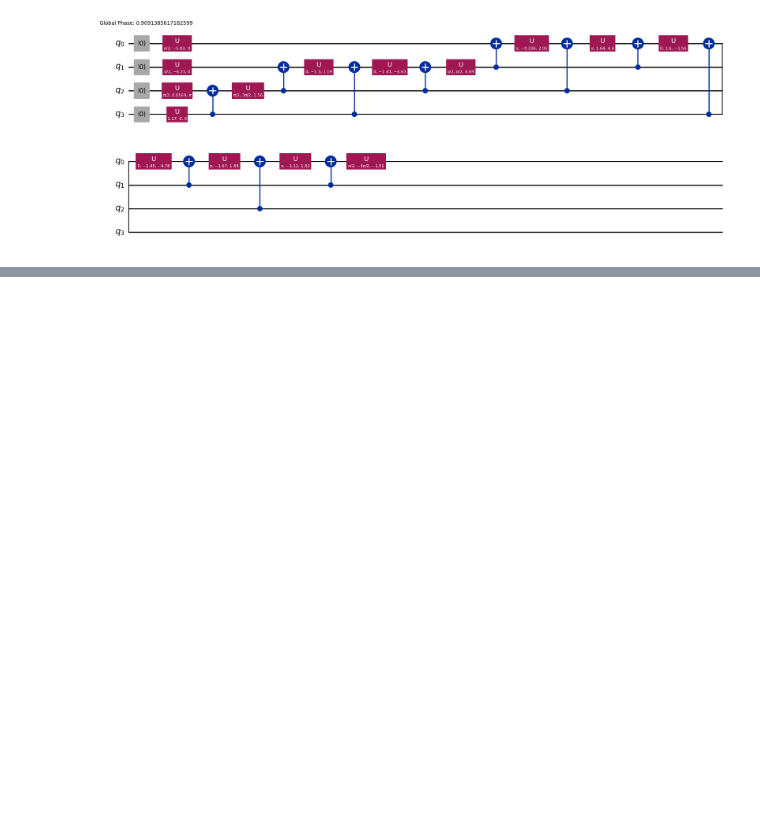
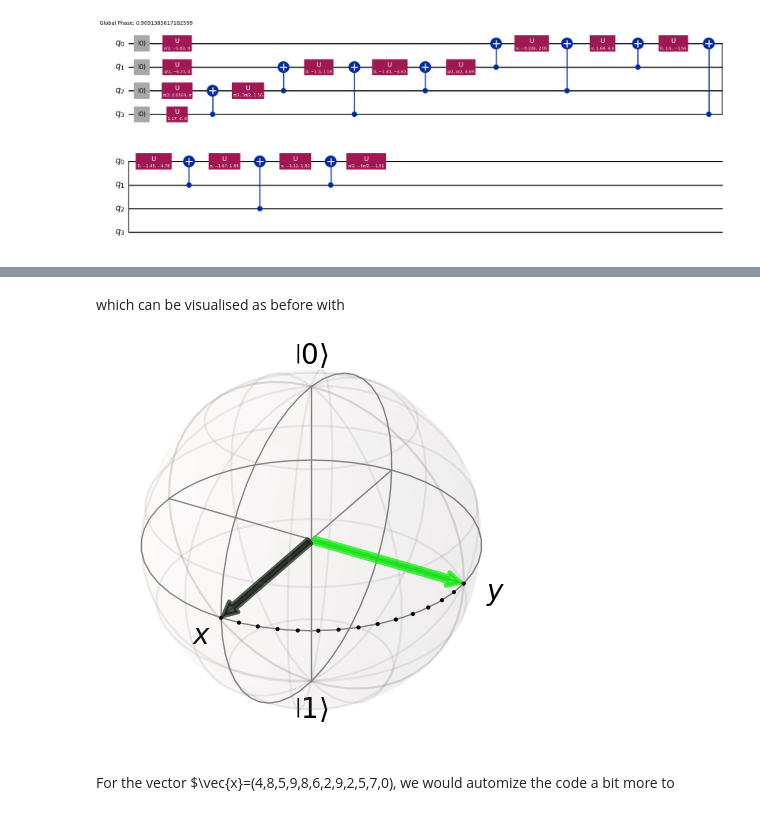
Before and after one commit to preimitz/QuantumComp-QuantumInfo, a Jupyter notebook: quantum-computing-tools/Qiskit/999-1-Data-Encoding.ipynb, the cells around one changed output, grey strips where cells are left out. Drawn from its saved outputs; the diff is of its cells as text; code cells hidden in the pictures; blank space fills up the shorter version.

```diff
--- a/quantum-computing-tools/Qiskit/999-1-Data-Encoding.ipynb
+++ b/quantum-computing-tools/Qiskit/999-1-Data-Encoding.ipynb
@@ -165,0 +311,8 @@ run_encoding(state,16)
+# %% [markdown]
+which can be visualised as before with
+# %%
+plot_Nstates(states, axis=None, plot_trace_points=True)
+# %% [output]
+[figure, added]
+# %% [markdown]
+For the vector $\vec{x}=(4,8,5,9,8,6,2,9,2,5,7,0), we would automize the code a bit more to
```
Also changed, not shown: parts of 11 cells of this notebook.
